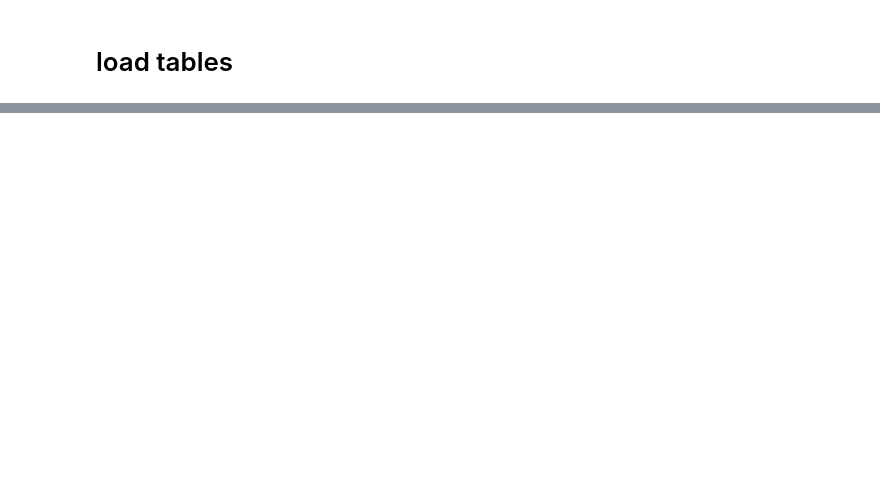
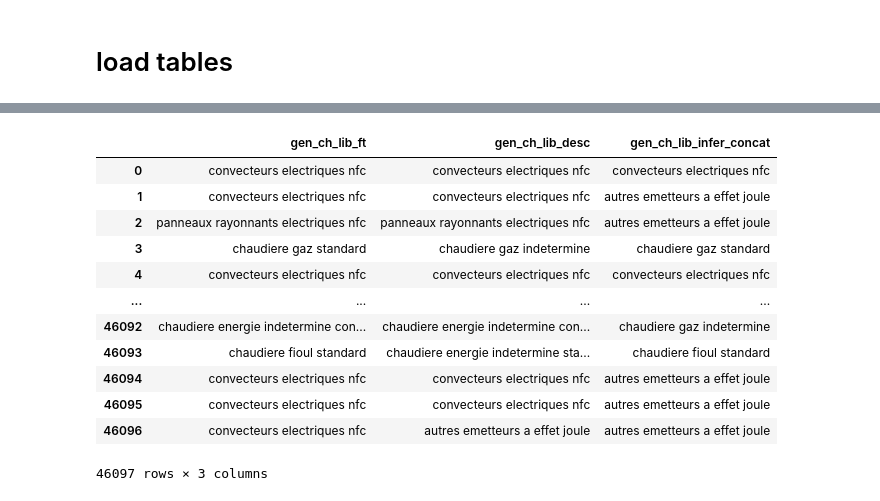
Before and after one commit to etalab/de-dpe-processing, a Jupyter notebook: data_processing_cstb/traitement_donnees_metier/dev pre 1948 elasticsearch.ipynb, the cells around one changed output, grey strips where cells are left out. Cells and saved outputs as stored; diff of their text form; code cells hidden in the pictures; blank space fills up the shorter version.

Commit message:
implement elastic search processing of ft and descriptif

```diff
--- a/data_processing_cstb/traitement_donnees_metier/dev pre 1948 elasticsearch.ipynb
+++ b/data_processing_cstb/traitement_donnees_metier/dev pre 1948 elasticsearch.ipynb
@@ -231,0 +170,2 @@ False
+# %%
+char_list = ("individuelle AND ballon", "chauffe-eau", "accumulateur", "chauffe AND bain"), "gaz"
@@ -231,0 +208,16 @@ False
+# %%
+def search_and_affect(data,id_col,val_col,search_dict):
+    es_client = setup_es_client()
+    bulk(es_client, gendata(index_name,data[id_col],data[val_col]))
+    s_all = search_from_search_dict(search_dict)
+
+    df=s_all.to_frame('label')
+
+    df.index.name = 'id'
+
+    df = df.reset_index().drop_duplicates(keep='first',subset=['id'])
+
+    m=data.merge(df,on='id',how='left')
+
+    m.label=m.label.fillna('indetermine')
+    return m
@@ -231,0 +372,7 @@ False
+# %%
+
+td005_ch = td005.loc[td005.tr011_sous_categorie_fiche_technique_id == '16']
+td005_ch.descriptif = td005_ch.valeur_renseignee.fillna('indetermine')
+
+td005_ch.valeur_renseignee = td005_ch.valeur_renseignee.str.lower().apply(lambda x: strip_accents(x))
+td005_ch.valeur_renseignee = td005_ch.valeur_renseignee.apply(lambda x:clean_desc_txt(x))
@@ -231,0 +518,26 @@ False
+# %%
+m=gen_ch_lib_ft.reset_index()
+m=m.merge(type_installation_ch_ft.reset_index()[['td001_dpe_id','type_installation_ch_ft']])
+m=m.merge(energie_ch_ft.reset_index()[['td001_dpe_id','energie_ch_ft']])
+m=m.merge(gen_ch_lib_desc,on='td001_dpe_id')
+m=m.merge(type_installation_ch_desc.reset_index()[['td001_dpe_id','type_installation_ch_desc']])
+m=m.merge(energie_ch_desc.reset_index()[['td001_dpe_id','energie_ch_desc']])
+m=m.merge(td001_sys_ch[['td001_dpe_id','gen_ch_lib_infer_concat','mix_energetique_ch','type_installation_ch_concat']],on='td001_dpe_id')
+
+m=m.merge(gen[['td001_dpe_id','nom_methode_dpe_norm']],on='td001_dpe_id')
+# %%
+m[['gen_ch_lib_ft','gen_ch_lib_desc','gen_ch_lib_infer_concat']]
+# %% [output]
+|  | gen_ch_lib_ft | gen_ch_lib_desc | gen_ch_lib_infer_concat |
+| 0 | convecteurs electriques nfc | convecteurs electriques nfc | convecteurs electriques nfc |
+| 1 | convecteurs electriques nfc | convecteurs electriques nfc | autres emetteurs a effet joule |
+| 2 | panneaux rayonnants electriques nfc | panneaux rayonnants electriques nfc | autres emetteurs a effet joule |
+| 3 | chaudiere gaz standard | chaudiere gaz indetermine | chaudiere gaz standard |
+| 4 | convecteurs electriques nfc | convecteurs electriques nfc | convecteurs electriques nfc |
+| ... | ... | ... | ... |
+| 46092 | chaudiere energie indetermine con... | chaudiere energie indetermine con... | chaudiere gaz indetermine |
+| 46093 | chaudiere fioul standard | chaudiere energie indetermine sta... | chaudiere fioul standard |
+| 46094 | convecteurs electriques nfc | convecteurs electriques nfc | autres emetteurs a effet joule |
+| 46095 | convecteurs electriques nfc | convecteurs electriques nfc | autres emetteurs a effet joule |
+| 46096 | convecteurs electriques nfc | autres emetteurs a effet joule | autres emetteurs a effet joule |
+46097 rows × 3 columns
```
Also changed, not shown: parts of 47 cells of this notebook, 10 other files.
